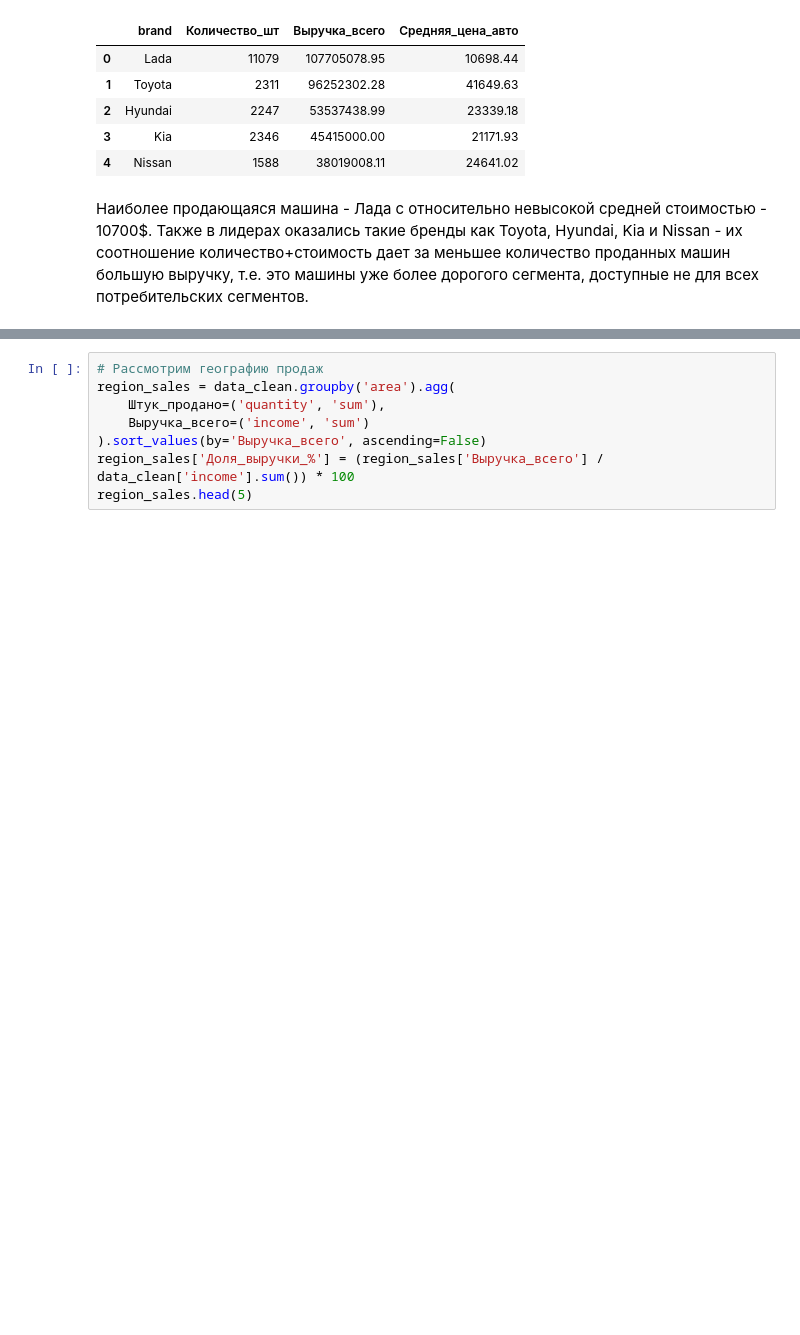
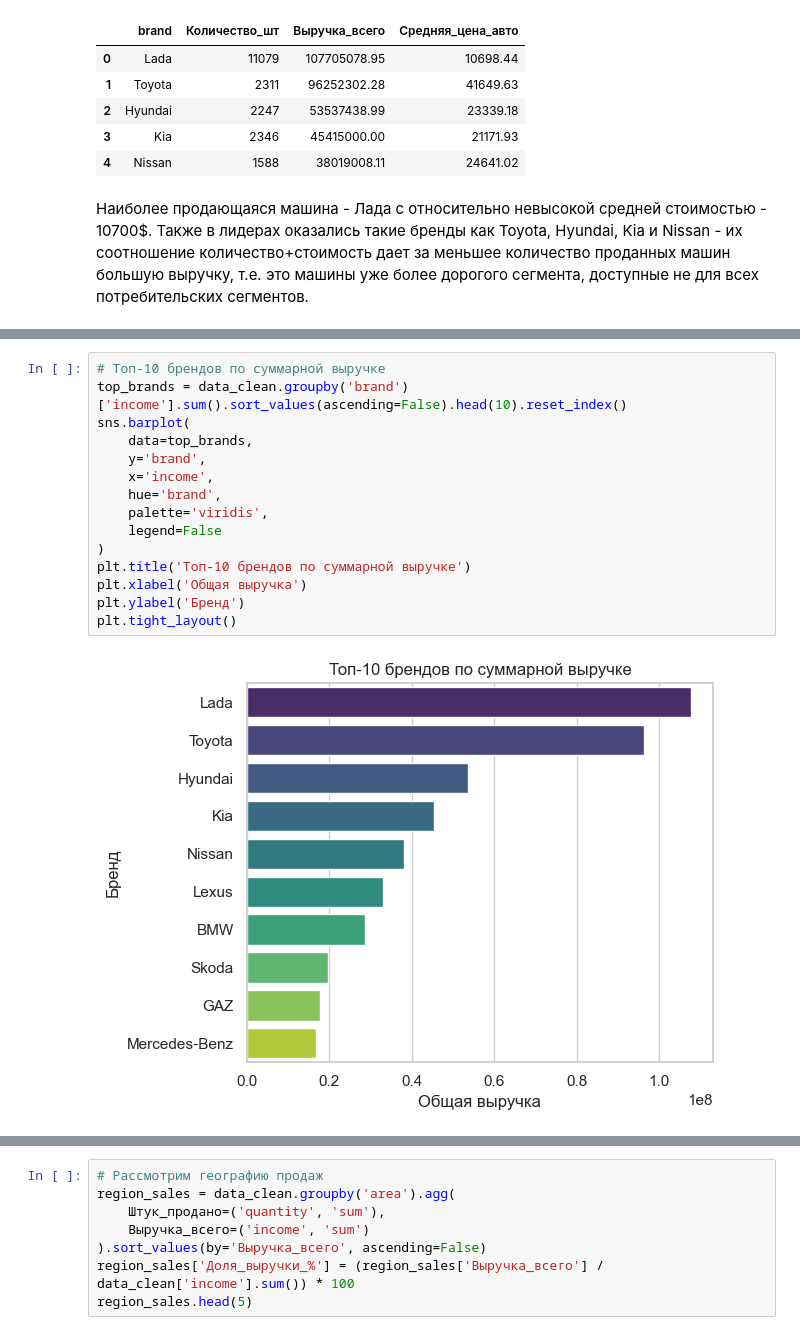
Before and after one commit to AlisaShi-va/autokz2019, a Jupyter notebook: merkur_auto.ipynb, the cells around one changed output, grey strips where cells are left out. Saved outputs shown, nothing was run; the diff lists cells and outputs as text; blank space fills up the shorter version.

```diff
--- a/merkur_auto.ipynb
+++ b/merkur_auto.ipynb
@@ -859,0 +910,17 @@ brand_analysis.head(5)
+# %%
+# Топ-10 брендов по суммарной выручке
+top_brands = data_clean.groupby('brand')['income'].sum().sort_values(ascending=False).head(10).reset_index()
+sns.barplot(
+    data=top_brands,
+    y='brand',
+    x='income',
+    hue='brand',
+    palette='viridis',
+    legend=False
+)
+plt.title('Топ-10 брендов по суммарной выручке')
+plt.xlabel('Общая выручка')
+plt.ylabel('Бренд')
+plt.tight_layout()
+# %% [output]
+[figure, added]
```
Also changed, not shown: parts of 20 cells of this notebook.
